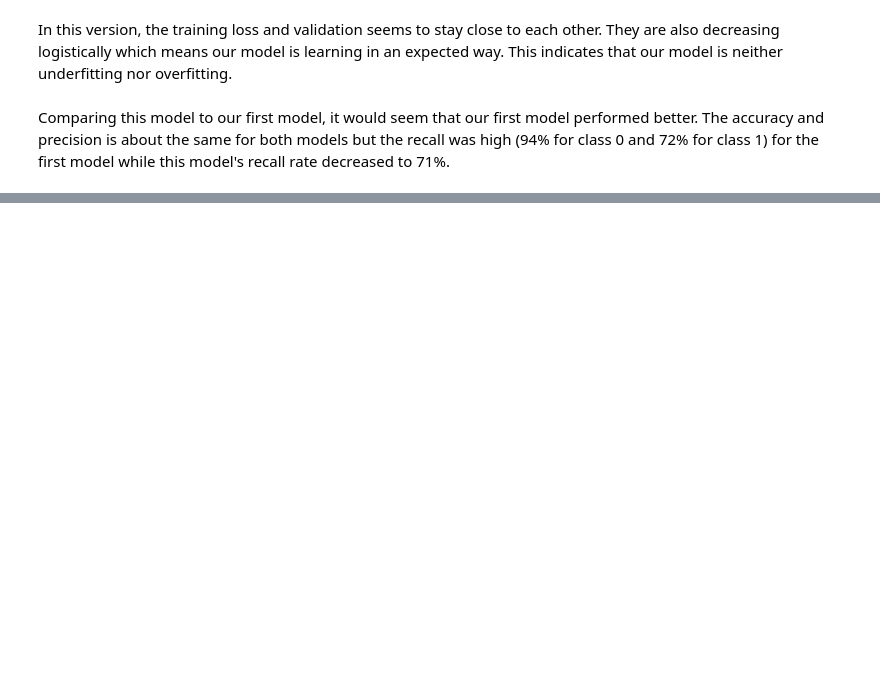
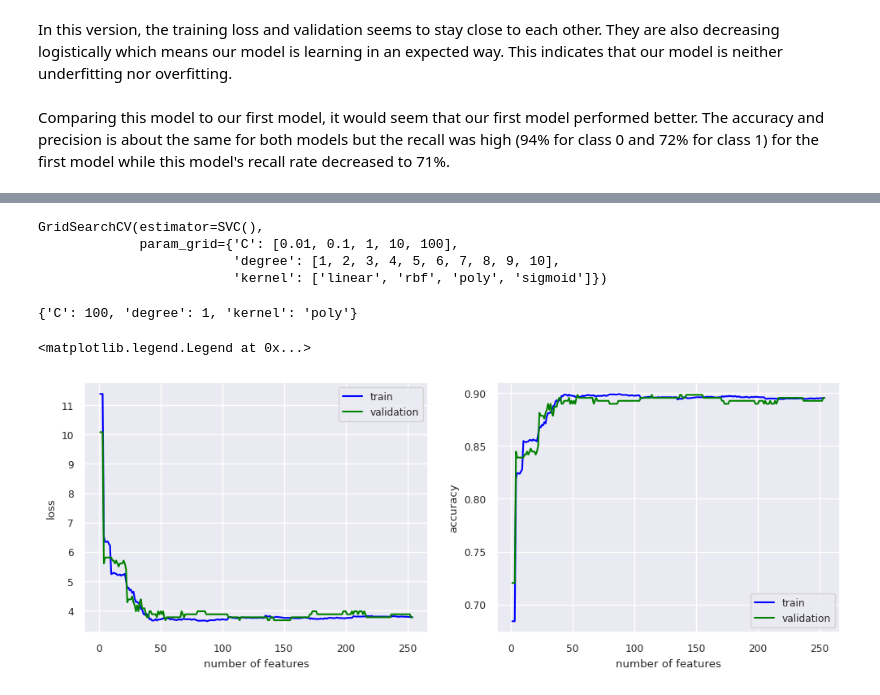
Before and after one commit to tcl002/CSE151AProject, a Jupyter notebook: StudentDropout.ipynb, the cells around one changed output, grey strips where cells are left out. Cells and saved outputs as stored; diff of their text form; code cells hidden in the pictures; blank space fills up the shorter version.

```diff
--- a/StudentDropout.ipynb
+++ b/StudentDropout.ipynb
@@ -936,0 +943,3 @@ Comparing this model to our first model, it would seem that our first model perf
+# %%
+X_train, X_test, y_train, y_test = train_test_split(X, y, test_size=0.2, random_state=42)
+X_train, X_val, y_train, y_val = train_test_split(X_train, y_train, random_state=0, test_size=0.1)
@@ -936,0 +956,58 @@ Comparing this model to our first model, it would seem that our first model perf
+# %%
+from sklearn.model_selection import GridSearchCV
+# Hyper Parameter Tuning
+parameters = {'C':[0.01, 0.1, 1, 10, 100], 'kernel':['linear', 'rbf', 'poly', 'sigmoid'], 'degree':[1, 2, 3, 4, 5, 6, 7, 8, 9, 10]}
+grid = GridSearchCV(SVC(), parameters)
+grid.fit(X_train[features], y_train)
+# %% [output]
+GridSearchCV(estimator=SVC(),
+             param_grid={'C': [0.01, 0.1, 1, 10, 100],
+                         'degree': [1, 2, 3, 4, 5, 6, 7, 8, 9, 10],
+                         'kernel': ['linear', 'rbf', 'poly', 'sigmoid']})
+# %%
+print(grid.best_params_)
+# %% [output]
+{'C': 100, 'degree': 1, 'kernel': 'poly'}
+# %%
+best_features = np.concatenate([numerical, binary, X.columns[36:]], axis = 0)
+train_accuracy = np.zeros(len(best_features))
+val_accuracy = np.zeros(len(best_features))
+train_loss = np.zeros(len(best_features))
+val_loss = np.zeros(len(best_features))
+
+for i in range(len(best_features)):
+  features = best_features[0:i+1]
+
+  #create a svm to predict whether or not they dropped out at the end of the semester or are enrolled/graduated
+  model = SVC(C=100, degree=1, kernel='poly')
+  model.fit(X_train[features], y_train)
+
+  #predict the values in the training set
+  predictions_train = model.predict(X_train[features])
+  train_accuracy[i] = accuracy_score(y_train, predictions_train)
+  train_loss[i] = log_loss(y_train, predictions_train)
+
+  #see our model performance and calculate the accuracy and precision for our validation set
+  predictions_val = model.predict(X_val[features])
+  val_accuracy[i] = accuracy_score(y_val, predictions_val)
+  val_loss[i] = log_loss(y_val, predictions_val)
+# %%
+plt.figure(figsize=(12,4))
+labels = range(1,len(best_features) + 1)
+
+plt.subplot(1,2,1)
+plt.plot(labels, train_loss, color = 'blue')
+plt.plot(labels, val_loss, color = 'green')
+plt.xlabel("number of features")
+plt.ylabel("loss")
+plt.legend(['train','validation'])
+
+plt.subplot(1,2,2)
+plt.plot(labels, train_accuracy, color = 'blue')
+plt.plot(labels, val_accuracy, color = 'green')
+plt.xlabel("number of features")
+plt.ylabel("accuracy")
+plt.legend(['train','validation'])
+# %% [output]
+<matplotlib.legend.Legend at 0x...>
+[figure, added]
```
Also changed, not shown: parts of 29 cells of this notebook.
